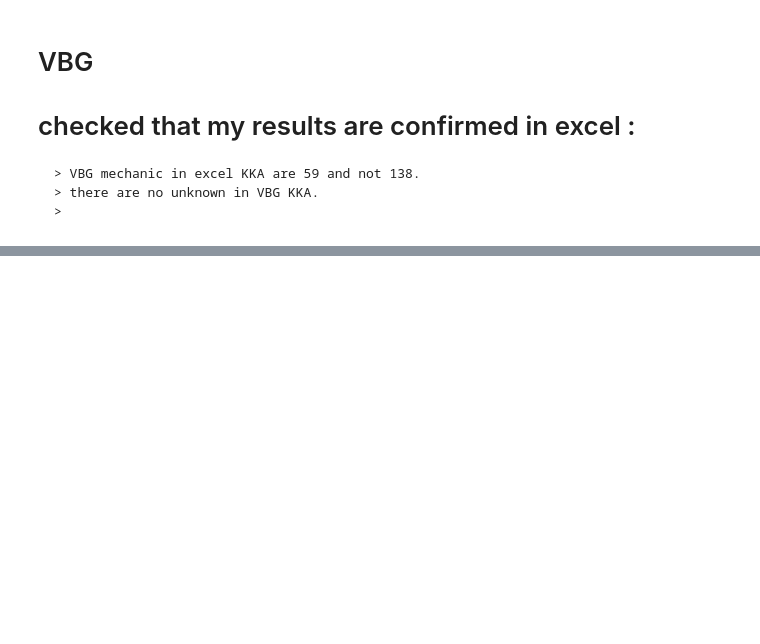
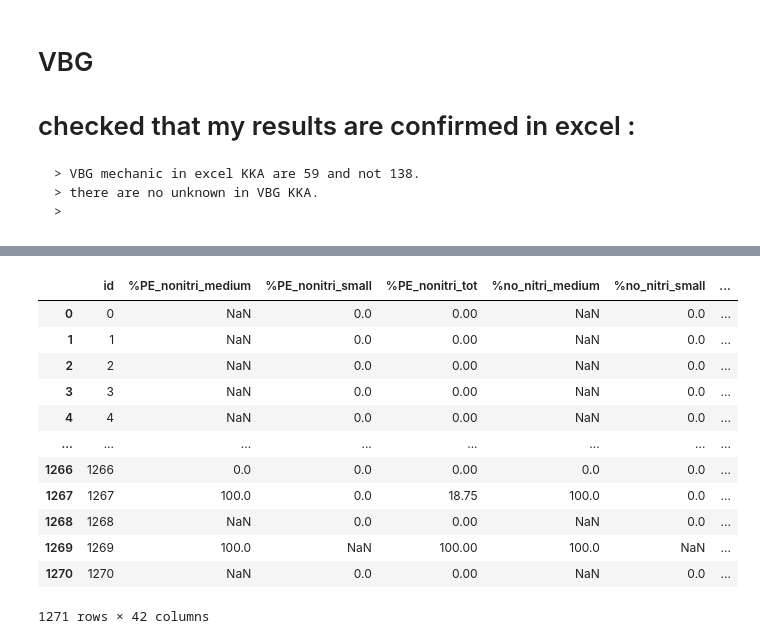
Before and after one commit to anakarpow/Locating-small-wastewater-systems-in-Austria, a Jupyter notebook: controlling.ipynb, the cells around one changed output, grey strips where cells are left out. Drawn from its saved outputs; the diff is of its cells as text; code cells hidden in the pictures; blank space fills up the shorter version.

```diff
--- a/controlling.ipynb
+++ b/controlling.ipynb
@@ -289,0 +295,16 @@ data.plot()
+# %%
+data
+# %% [output]
+|  | id | %PE_nonitri_medium | %PE_nonitri_small | %PE_nonitri_tot | %no_nitri_medium | %no_nitri_small | ... |
+| 0 | 0 | NaN | 0.0 | 0.00 | NaN | 0.0 | ... |
+| 1 | 1 | NaN | 0.0 | 0.00 | NaN | 0.0 | ... |
+| 2 | 2 | NaN | 0.0 | 0.00 | NaN | 0.0 | ... |
+| 3 | 3 | NaN | 0.0 | 0.00 | NaN | 0.0 | ... |
+| 4 | 4 | NaN | 0.0 | 0.00 | NaN | 0.0 | ... |
+| ... | ... | ... | ... | ... | ... | ... | ... |
+| 1266 | 1266 | 0.0 | 0.0 | 0.00 | 0.0 | 0.0 | ... |
+| 1267 | 1267 | 100.0 | 0.0 | 18.75 | 100.0 | 0.0 | ... |
+| 1268 | 1268 | NaN | 0.0 | 0.00 | NaN | 0.0 | ... |
+| 1269 | 1269 | 100.0 | NaN | 100.00 | 100.0 | NaN | ... |
+| 1270 | 1270 | NaN | 0.0 | 0.00 | NaN | 0.0 | ... |
+1271 rows × 42 columns
```
Also changed, not shown: parts of 3 cells of this notebook, 9 other files.
